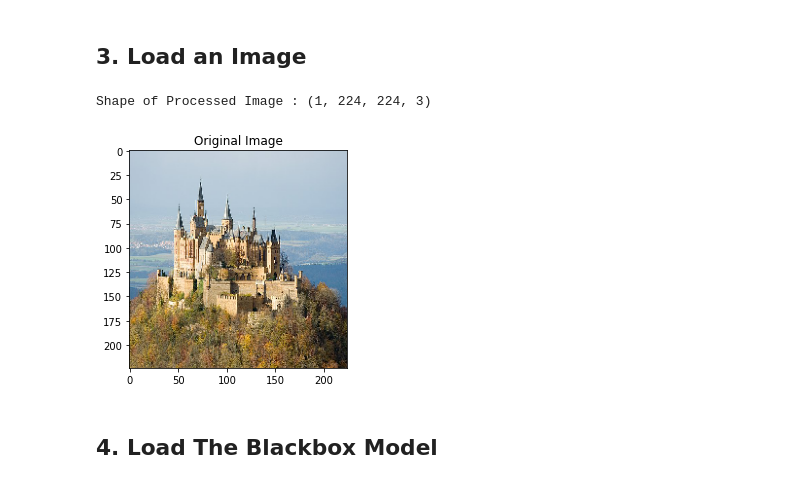
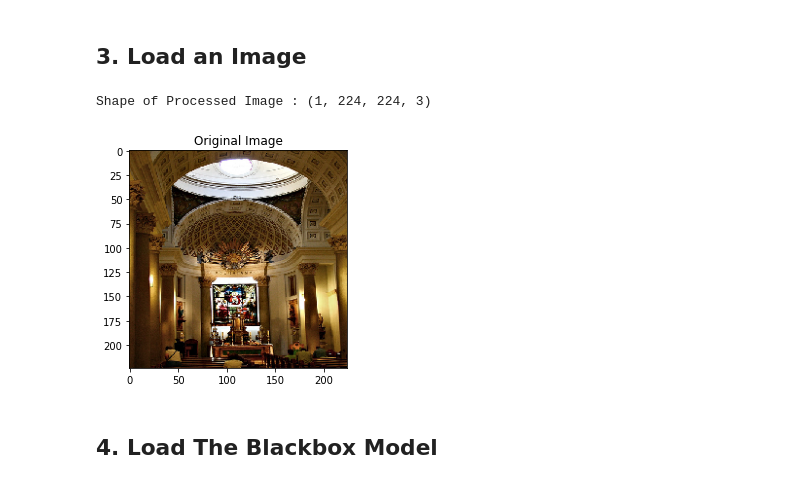
Before and after one commit to deshanchathusanka/abuses-biases-blessing-of-data, a Jupyter notebook: research/SIDU.ipynb, the cells around one changed output. Cells and saved outputs as stored; diff of their text form; code cells hidden in the pictures.

```diff
--- a/research/SIDU.ipynb
+++ b/research/SIDU.ipynb
@@ -49,30 +48,30 @@ from evaluation import CausalMetric, auc, gkern
 # %%
 def load_img(path, input_size):
     """ to load the image for the pretrained model which are trained from imagenet """
     img = image.load_img(path, target_size = input_size)
     numpy_image = image.img_to_array(img) ## (224, 224, 3)
     input_image_tensor = np.expand_dims(numpy_image, axis=0) ## (1, 224, 224, 3)
     processed_image = preprocess_input(input_image_tensor) ## (1, 224, 224, 3)
     return img, processed_image
 
 IMG_HEIGHT = 224  # H
 IMG_WIDTH = 224   # W
 CHANNEL = 3
 INPUT_SIZE = (IMG_HEIGHT, IMG_WIDTH)
 INPUT_SHAPE = (IMG_HEIGHT, IMG_WIDTH, CHANNEL)
 
 ####################### Testing ##############################
-image_path = 'images/castle.jpg'
+image_path = 'images/ILSVRC2012_val_00001798.JPEG'
 img, processed_image = load_img(path = image_path, input_size = (IMG_HEIGHT, IMG_WIDTH))
 print(f'Shape of Processed Image : {processed_image.shape}')
 
 plt.figure()
 plt.title(label = 'Original Image')
 plt.imshow(img)
 plt.show()
 # %% [output]
 Shape of Processed Image : (1, 224, 224, 3)
-[figure, old version]
+[figure, new version]
 # %% [markdown]
 <h2>4. Load The Blackbox Model</h2>
 # %%
```
Also changed, not shown: parts of 17 cells of this notebook.
